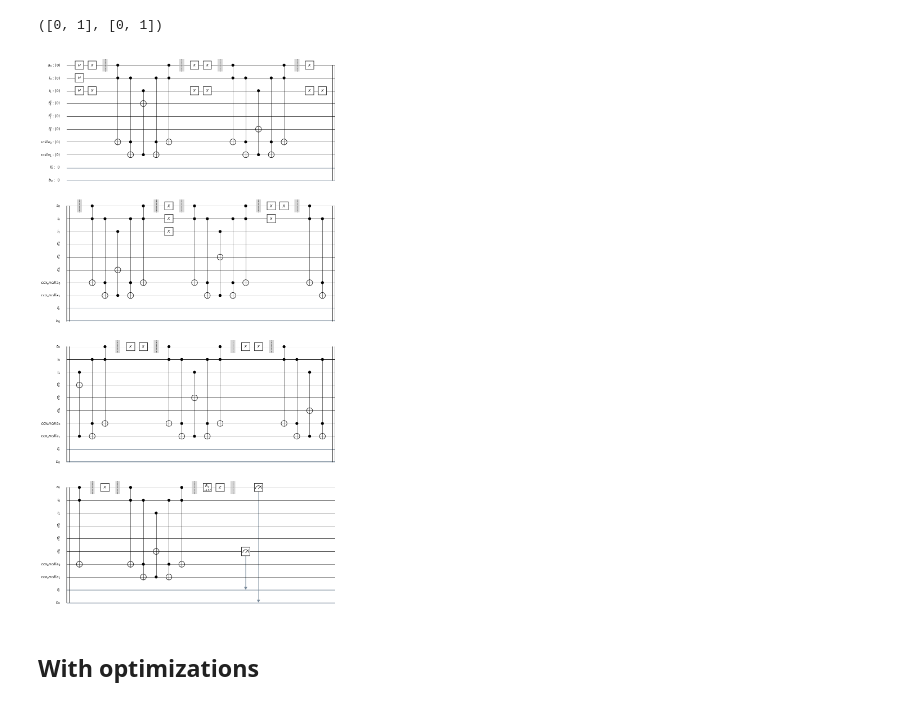
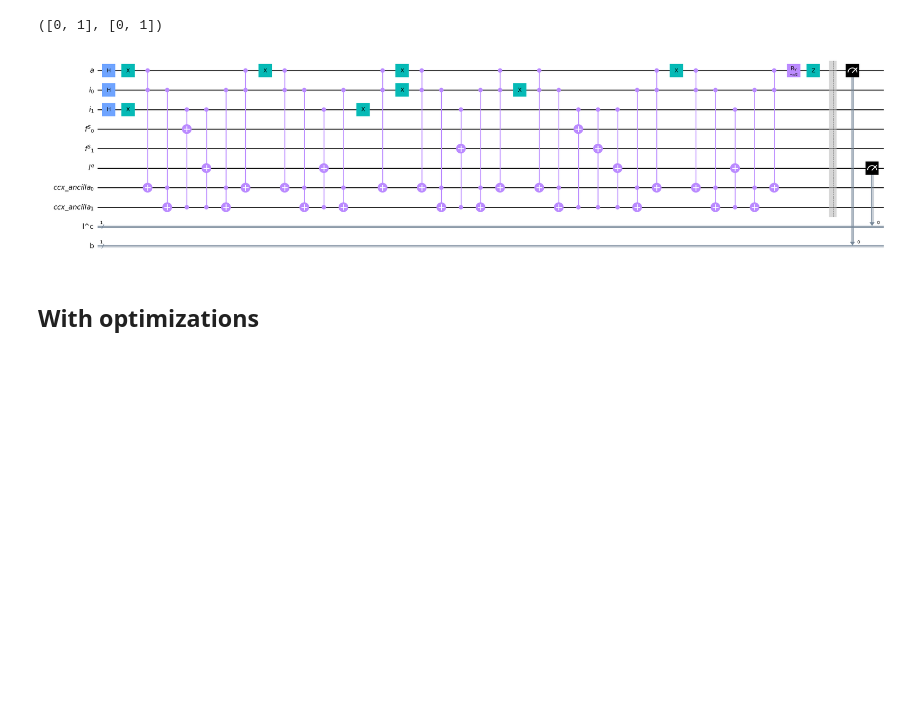
Before and after one commit to carstenblank/dc-qiskit-qml, a Jupyter notebook: examples/NOT Example More in-depth.ipynb, the cells around one changed output. Cells and saved outputs as stored; diff of their text form; code cells hidden in the pictures; blank space fills up the shorter version.

```diff
--- a/examples/NOT Example More in-depth.ipynb
+++ b/examples/NOT Example More in-depth.ipynb
@@ -58,11 +52,12 @@ plt.show()
 # %%
+from qiskit_aer.backends.aerbackend import AerBackend
 from dc_qiskit_qml.distance_based.hadamard import QmlHadamardNeighborClassifier
 from dc_qiskit_qml.distance_based.hadamard.state import QmlBinaryDataStateCircuitBuilder
 from dc_qiskit_qml.distance_based.hadamard.state.cnot import CCXToffoli
 
 initial_state_builder = QmlBinaryDataStateCircuitBuilder(CCXToffoli(), do_optimizations=False)
 
-execution_backend: BaseBackend = qiskit.Aer.get_backend('qasm_simulator')
+execution_backend: AerBackend = qiskit.Aer.get_backend('qasm_simulator')
 qml = QmlHadamardNeighborClassifier(backend=execution_backend,
                                     shots=8192,
                                     encoding_map=encoding_map,
@@ -73,9 +68,9 @@ qml.predict(X_test), y_test
 # %% [output]
 ([0, 1], [0, 1])
 # %%
-qml._last_predict_circuits[0].draw(output='mpl')
+qml._last_predict_circuits[0].draw(output='mpl', fold=-1)
 # %% [output]
-[figure, old version]
+[figure, new version]
 # %% [markdown]
 ## With optimizations
 # %%
```
Also changed, not shown: parts of 8 cells of this notebook, 6 other files.
